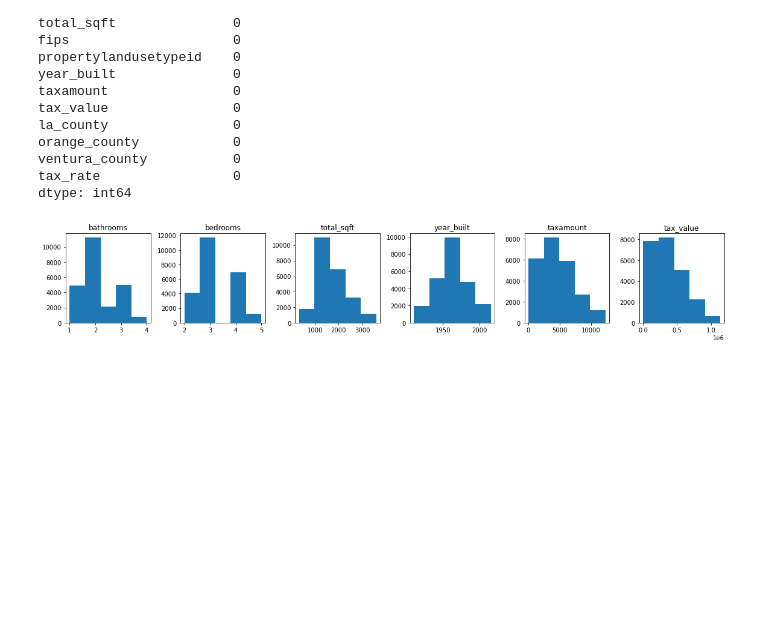
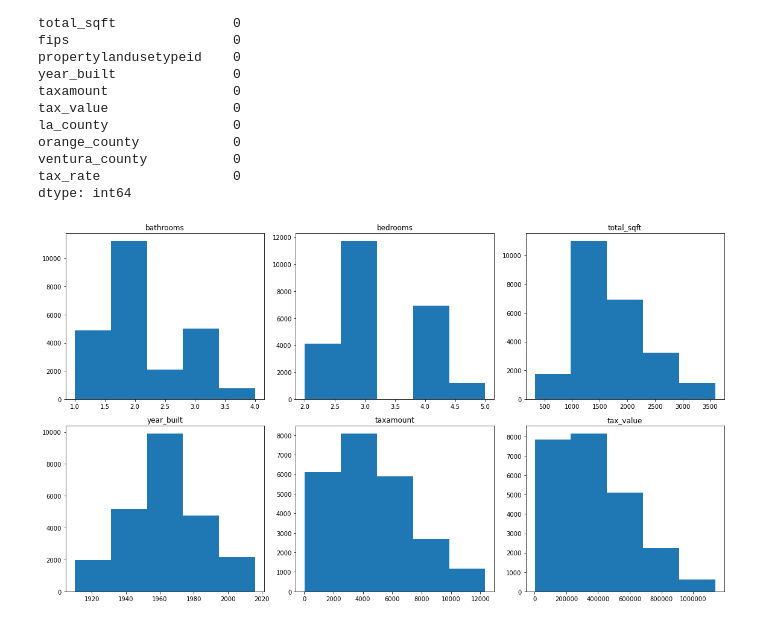
Before and after one commit to Brooke-Holyoak/zillow_regression_project, a Jupyter notebook: scratchpad.ipynb, the cells around one changed output. Saved outputs shown, nothing was run; the diff lists cells and outputs as text; code cells hidden in the pictures; blank space fills up the shorter version.

```diff
--- a/scratchpad.ipynb
+++ b/scratchpad.ipynb
@@ -443,37 +443,37 @@ tax_rate                 0
 dtype: int64
 # %%
 #now visualize now that outliers have been handled:
-plt.figure(figsize=(16, 3))
+plt.figure(figsize=(16, 9))
 
 # List of columns
 cols = [col for col in df.columns if col not in ['propertylandusetypeid', 'parcelid','tax_rate', 'fips', 'la_county', 'orange_county', 'ventura_county']]
 
 for i, col in enumerate(cols):
 
     # i starts at 0, but plot nos should start at 1
     plot_number = i + 1
 
     # Create subplot.
-    plt.subplot(1, len(cols), plot_number)
+    plt.subplot(2, (len(cols))/2, plot_number)
 
     # Title with column name.
     plt.title(col)
 
     # Display histogram for column.
     df[col].hist(bins=5)
 
     # Hide gridlines.
     plt.grid(False)
 
     # turn off scientific notation
-    plt.ticklabel_format(useOffset=False)
+    plt.ticklabel_format(style='plain', useOffset=False)
 
     # mitigate overlap
     plt.tight_layout()
 
 plt.show()
 # %% [output]
-[figure, old version]
+[figure, new version]
 # %%
 #takeaways after eliminating the outliers:
 
```
Also changed, not shown: parts of 1 cell of this notebook, 4 other files.
